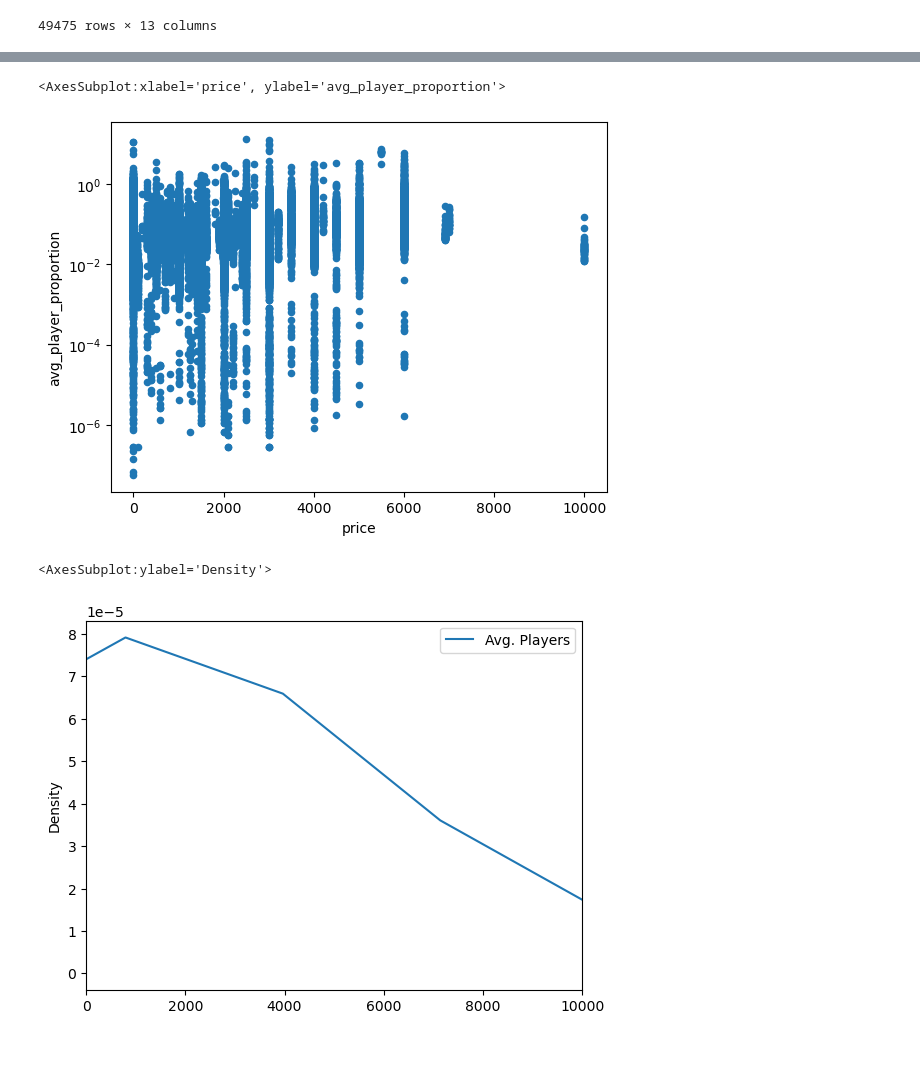
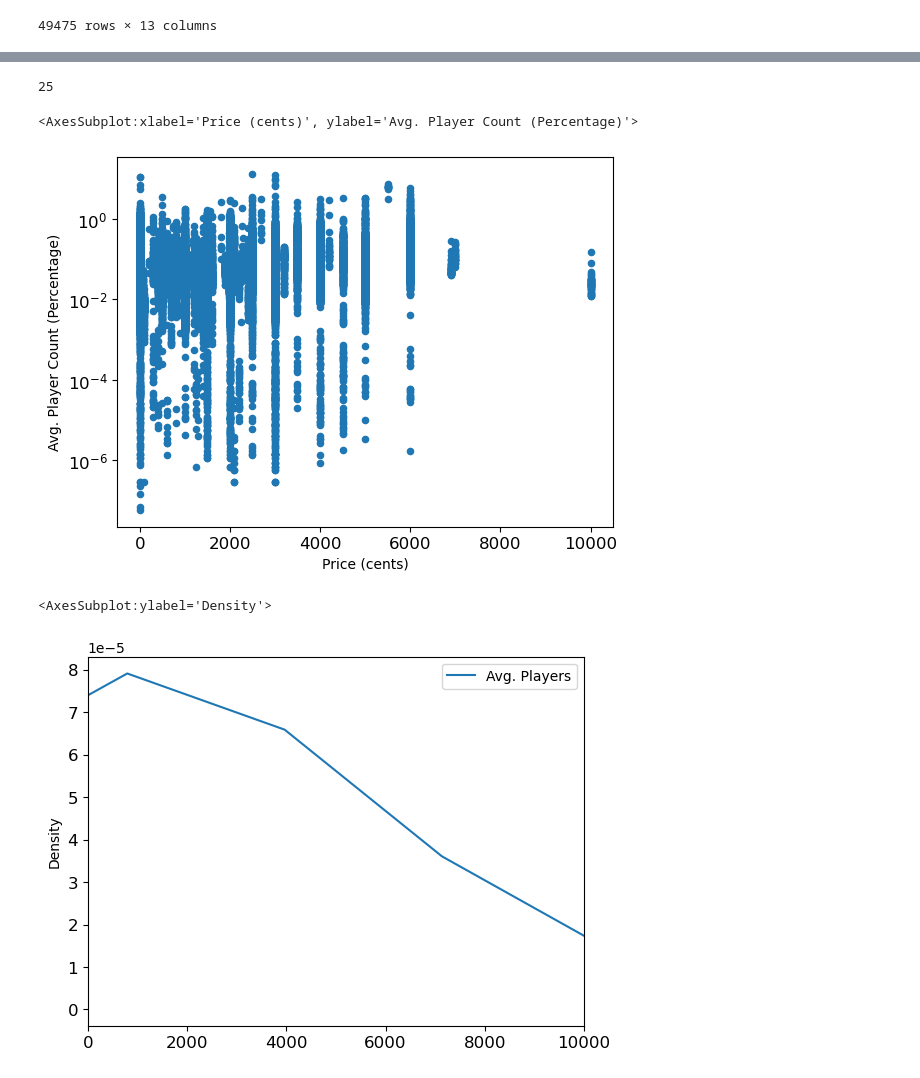
Before and after one commit to mortonjack/Data-Analysis, a Jupyter notebook: graph.ipynb, the cells around one changed output, grey strips where cells are left out. Cells and saved outputs as stored; diff of their text form; code cells hidden in the pictures; blank space fills up the shorter version.

```diff
--- a/graph.ipynb
+++ b/graph.ipynb
@@ -85,10 +57,27 @@ count
+# %%
+count = 0
+for x in df["avg_player_proportion"]:
+    if (x > 100):
+        count = count + 1
+        print(x)
+count
+#apparently, one game has 5000% more people playing it than who actually own it
+#the steamcharts data comes directly from steam, the steamspy data doesn't and is only 98% accurate
+# %% [output]
+25
 # %%
-df[df["min_owners"] > 30000].plot.scatter(x = "price", y = "avg_player_proportion", logy=True)
+df[df["min_owners"] > 30000].plot.scatter(x = "price", y = "avg_player_proportion",
+                                          logy=True, fontsize=12,
+                                          xlabel="Price (cents)",
+                                          ylabel="Avg. Player Count (Percentage)")
 # %% [output]
-<AxesSubplot:xlabel='price', ylabel='avg_player_proportion'>
+<AxesSubplot:xlabel='Price (cents)', ylabel='Avg. Player Count (Percentage)'>
-[figure, old version]
+[figure, new version]
 # %%
-df[df["min_owners"] > 30000].plot.kde(x = "price", y = "Avg. Players", xlim=[0, 10000])
+df[df["min_owners"] > 30000].plot.kde(x = "price", y = "Avg. Players",
+                                     xlim=[0, 10000],
+                                     fontsize=12
+                                     )
 # %% [output]
 <AxesSubplot:ylabel='Density'>
-[figure, old version]
+[figure, new version]
```
Also changed, not shown: parts of 15 cells of this notebook.
